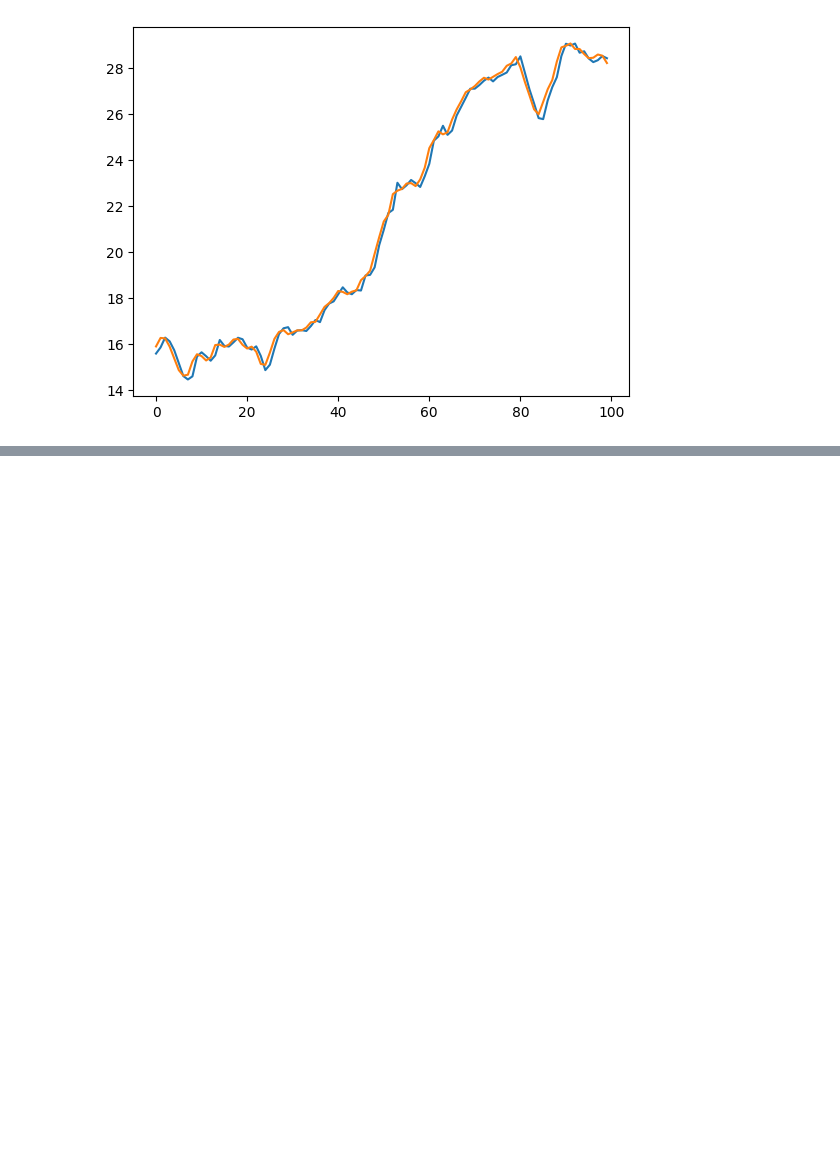
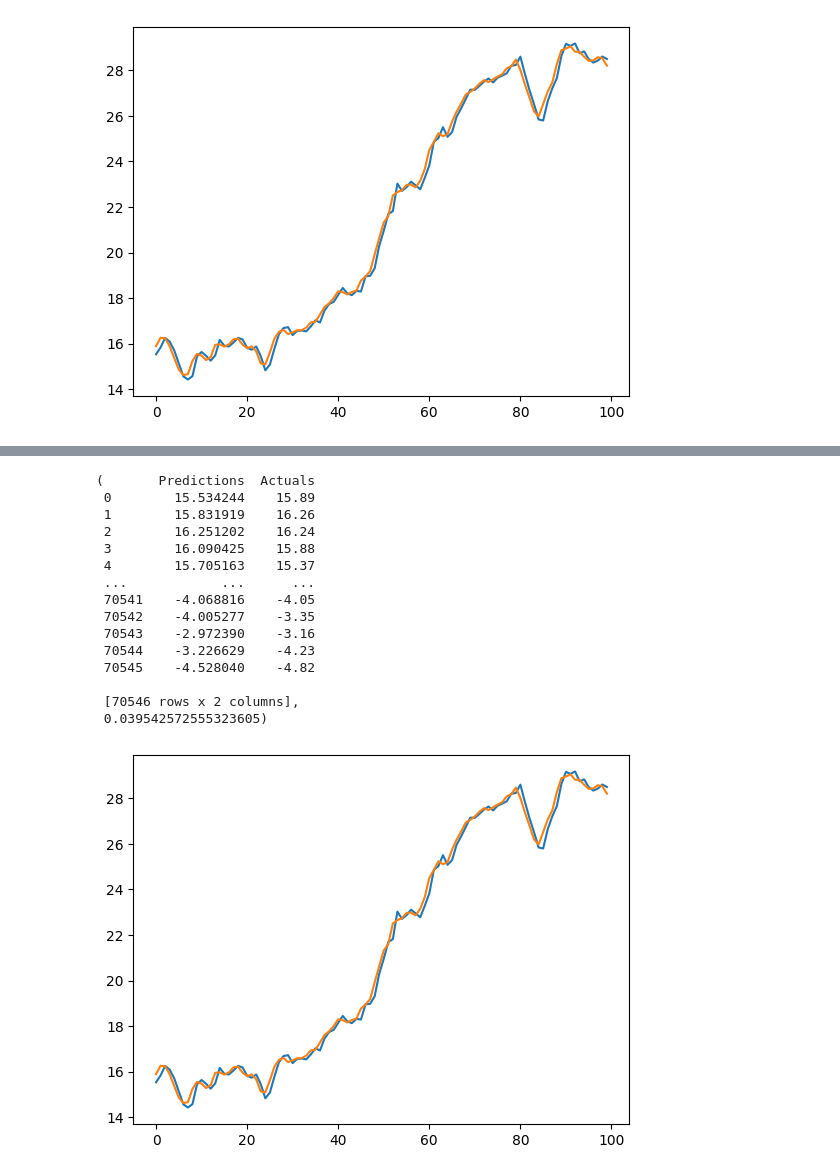
Before and after one commit to THELUKUNTLA-KARTHIK-BABU/LSTM-Timeseries_forecasting, a Jupyter notebook: file.ipynb, the cells around one changed output, grey strips where cells are left out. Drawn from its saved outputs; the diff is of its cells as text; code cells hidden in the pictures; blank space fills up the shorter version.

```diff
--- a/file.ipynb
+++ b/file.ipynb
@@ -230,3 +230,14 @@ plt.plot(test_results['Actuals'][:100])
 # %% [output]
 [<matplotlib.lines.Line2D at 0x...>]
 [figure]
+# %%
+from sklearn.metrics import mean_squared_error as mse
+def plot_predictions1(model, X, y, start=0, end = 100):
+    predictions =  model.predict(X).flatten()
+    df= pd.DataFrame(data= {'Predictions': predictions, 'Actuals':y})
+    plt.plot(df['Predictions'][start:end])
+    plt.plot(df['Actuals'][start : end])
+    return df, mse(y, predictions)
+# %%
+plot_predictions1(model1, X_test, y_test)
+# %% [output]
@@ -232,0 +245,16 @@ plt.plot(test_results['Actuals'][:100])
+(       Predictions  Actuals
+ 0        15.534244    15.89
+ 1        15.831919    16.26
+ 2        16.251202    16.24
+ 3        16.090425    15.88
+ 4        15.705163    15.37
+ ...            ...      ...
+ 70541    -4.068816    -4.05
+ 70542    -4.005277    -3.35
+ 70543    -2.972390    -3.16
+ 70544    -3.226629    -4.23
+ 70545    -4.528040    -4.82
+
+ [70546 rows x 2 columns],
+ 0.039542572555323605)
+[figure, added]
```
Also changed, not shown: parts of 9 cells of this notebook, 2 other files.
